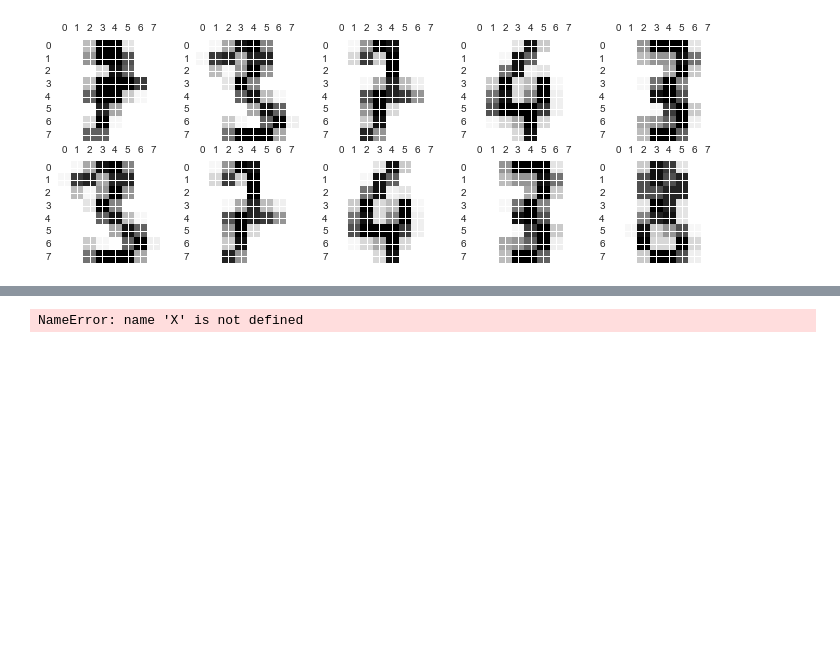
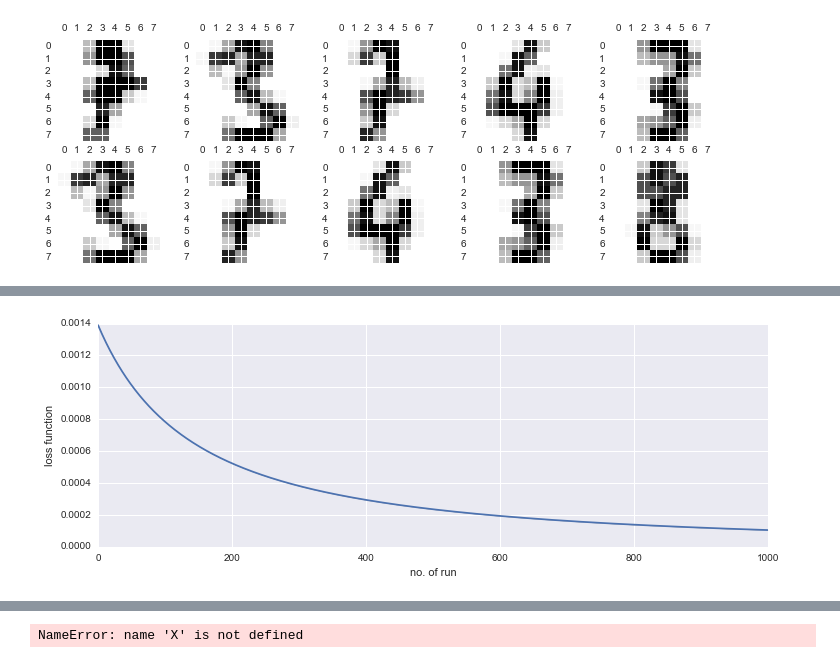
Before and after one commit to patrick-su/ml_algorithms_stepbystep, a Jupyter notebook: algo_example_NN_multilayer_FNN.ipynb, the cells around one changed output, grey strips where cells are left out. Cells and saved outputs as stored; diff of their text form; code cells hidden in the pictures; blank space fills up the shorter version.

```diff
--- a/algo_example_NN_multilayer_FNN.ipynb
+++ b/algo_example_NN_multilayer_FNN.ipynb
@@ -122,0 +161,7 @@ array([[  0.,   0.,   5.,  13.,   9.,   1.,   0.,   0.,   0.,   0.,  13.,
+# %%
+def sigmoid(w,X):
+    a = 1.0/(1.0 + np.exp(-w.dot(X.transpose())))
+    return a.transpose()
+
+def loss_func(Y,y_pred):
+    return 0.5*np.average((Y-y_pred)**2) #element-wise operation then aggregate
@@ -122,0 +181,87 @@ array([[  0.,   0.,   5.,  13.,   9.,   1.,   0.,   0.,   0.,   0.,  13.,
+# %%
+#verification with dummy data
+#checking numbers from https://mattmazur.com/2015/03/17/a-step-by-step-backpropagation-example/
+sample_size = 1
+X = np.array([[0.05,0.1]])
+Xb = np.array([[1, 0.05,0.1]])
+Y = np.array([0.01,0.99])
+w_hid = np.array([[0.35,0.15,0.20],[0.35,0.25,0.3]])
+w_out = np.array([[0.60,0.40,0.45],[0.60,0.50,0.55]])
+w_out_bef = w_out.copy()
+# %%
+#run configuration
+max_epoch = 1000
+min_loss_criterion = -10**-5
+
+#doing 1st forward pass to calculate loss
+f_hid = sigmoid(w_hid,Xb)
+f_hid_b = np.insert(f_hid,0,1,axis=1) #bias activation for next layer
+#print 'f_hid_b = '
+#print f_hid_b
+#print 'w_out = '
+#print w_out
+f_out = sigmoid(w_out,f_hid_b)
+#print f_out
+curr_loss = loss_func(Y,f_out)
+loss = []
+loss.append(curr_loss)
+print 'start_loss = {}'.format(curr_loss*2)
+
+learning_rate = 0.5
+learning_rate_bias = 0.5
+
+for i in range(0,max_epoch):
+    #update the weights of output layer
+    delta_out = (f_out - Y)*(f_out)*(1-f_out) #element-wise operation
+    #print 'delta_out = ',
+    #print delta_out[0:4]
+    #print 'f_hid = ',
+    #print f_hid[0:4]
+    wgrad_out = (1.0/sample_size)*(delta_out.T).dot(f_hid) #dot operation already sums it up
+    #print 'wgrad_out = '
+    #print wgrad_out[0:3]
+    #print 'w_out_before = '
+    #print w_out[0:3]
+    w_out_bef = w_out.copy()
+    w_out[:,1:] = w_out[:,1:] -learning_rate*(wgrad_out)
+    w_out[:,0] = w_out[:,0] -learning_rate_bias*(1.0/sample_size)*np.sum(delta_out,axis=0)*1.0
+    #print 'w_out_after = '
+    #print w_out
+    #print '---'
+
+    #update the weights of hidden layer
+    #print 'f_hid = '
+    #print f_hid
+    #print 't1 = '
+    #print delta_out.dot(w_out_bef[:,1:])
+    #print 't2 = '
+    #print (f_hid)*(1-f_hid)
+    delta_hid = delta_out.dot(w_out_bef[:,1:])*(f_hid)*(1-f_hid) #dot then element-wise operation
+    #print 'delta_hid = '
+    #print delta_hid
+    #print 'Xb = '
+    #print Xb
+    wgrad_hid = (1.0/sample_size)*delta_hid.transpose().dot(Xb)
+    #print 'wgrad_hid = '
+    #print wgrad_hid
+    w_hid = w_hid -learning_rate*wgrad_hid
+    #print 'w_hid = '
+    #print w_hid
+
+    #re-calculate loss
+    f_hid = sigmoid(w_hid,Xb)
+    f_hid_b = np.insert(f_hid,0,1,axis=1) #bias activation for next layer
+    f_out = sigmoid(w_out,f_hid_b)
+    curr_loss = loss_func(Y,f_out)
+    loss.append(curr_loss)
+
+    #stopping criterion
+    if (i>10) and ((loss[-2] - curr_loss) < min_loss_criterion):
+        print 'stop at {}'.format(i)
+        break
+
+plt.figure()
+plt.xlabel('no. of run')
+plt.ylabel('loss function')
+sns.tsplot(loss)
+# %% [output]
@@ -122,0 +270 @@ array([[  0.,   0.,   5.,  13.,   9.,   1.,   0.,   0.,   0.,   0.,  13.,
+[figure, added]
```
Also changed, not shown: parts of 13 cells of this notebook.
